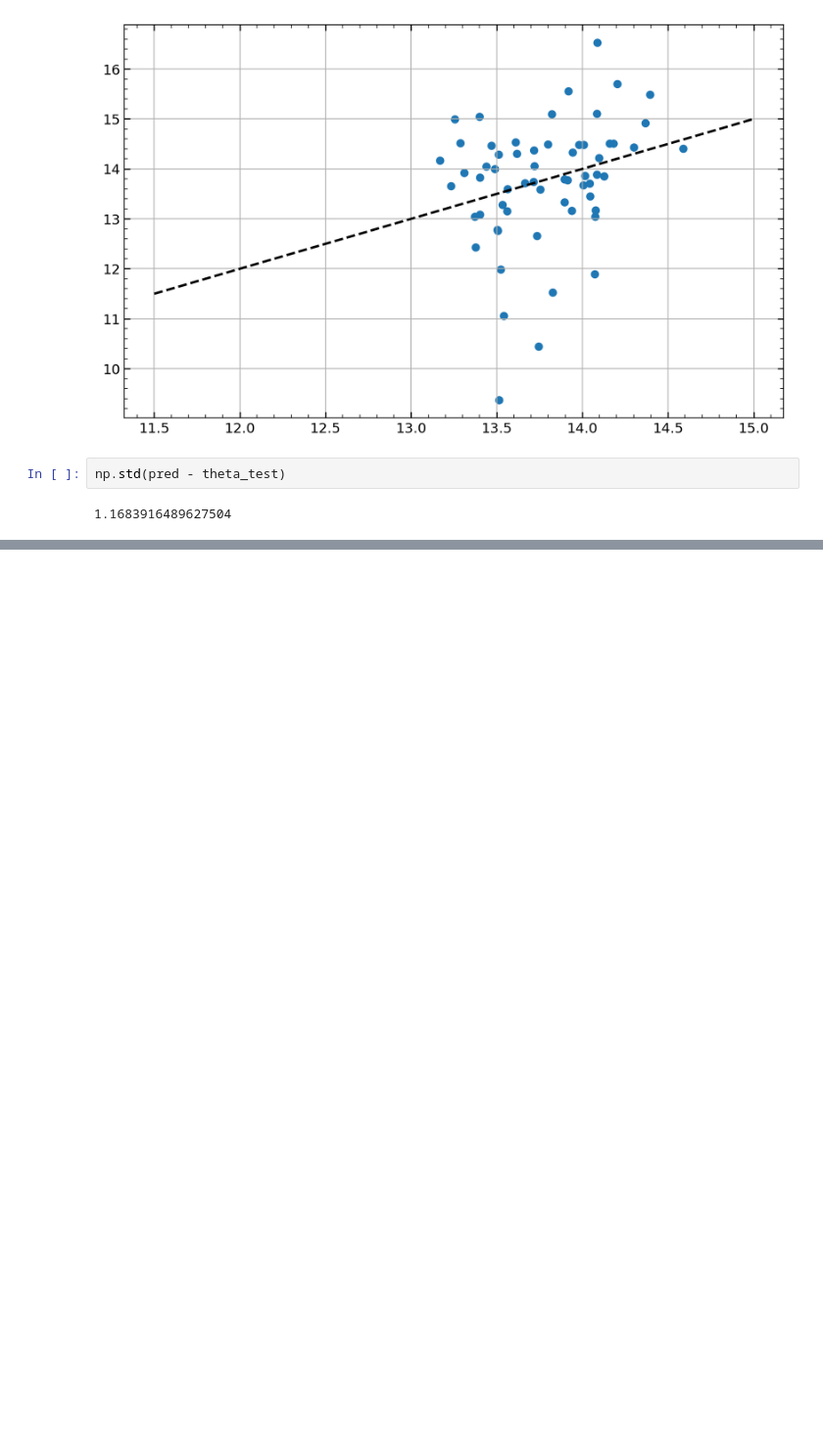
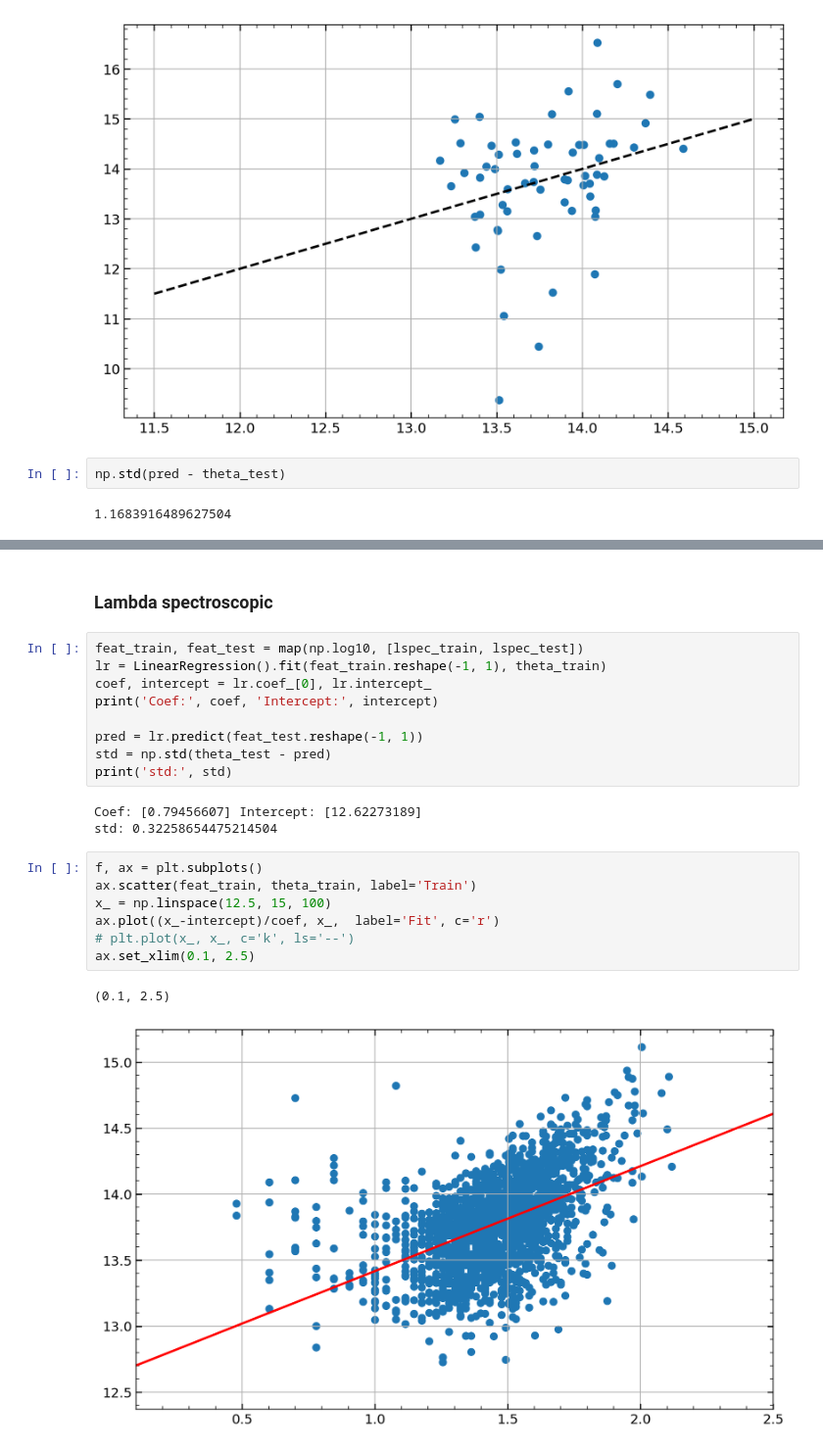
Before and after one commit to maho3/cl-ml-euclid, a Jupyter notebook: test_regression.ipynb, the cells around one changed output, grey strips where cells are left out. Shown at 98% size. Cells and saved outputs as stored; diff of their text form; blank space fills up the shorter version.

```diff
--- a/test_regression.ipynb
+++ b/test_regression.ipynb
@@ -203,0 +262,24 @@ np.std(pred - theta_test)
+# %% [markdown]
+### Lambda spectroscopic
+# %%
+feat_train, feat_test = map(np.log10, [lspec_train, lspec_test])
+lr = LinearRegression().fit(feat_train.reshape(-1, 1), theta_train)
+coef, intercept = lr.coef_[0], lr.intercept_
+print('Coef:', coef, 'Intercept:', intercept)
+
+pred = lr.predict(feat_test.reshape(-1, 1))
+std = np.std(theta_test - pred)
+print('std:', std)
+# %% [output]
+Coef: [0.79456607] Intercept: [12.62273189]
+std: 0.32258654475214504
+# %%
+f, ax = plt.subplots()
+ax.scatter(feat_train, theta_train, label='Train')
+x_ = np.linspace(12.5, 15, 100)
+ax.plot((x_-intercept)/coef, x_,  label='Fit', c='r')
+# plt.plot(x_, x_, c='k', ls='--')
+ax.set_xlim(0.1, 2.5)
+# %% [output]
+(0.1, 2.5)
+[figure, added]
```
Also changed, not shown: parts of 11 cells of this notebook, 6 other files.
